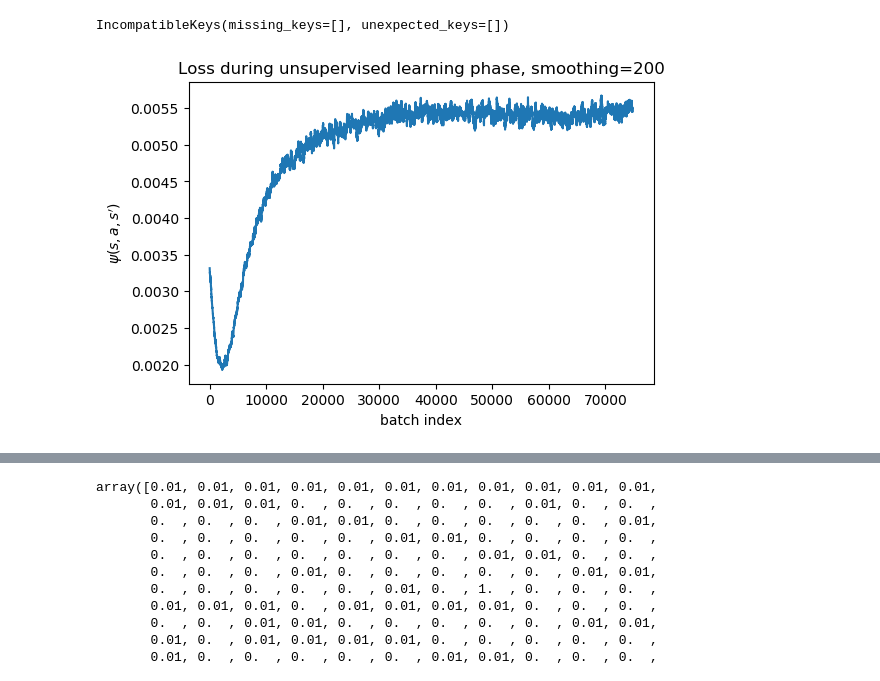
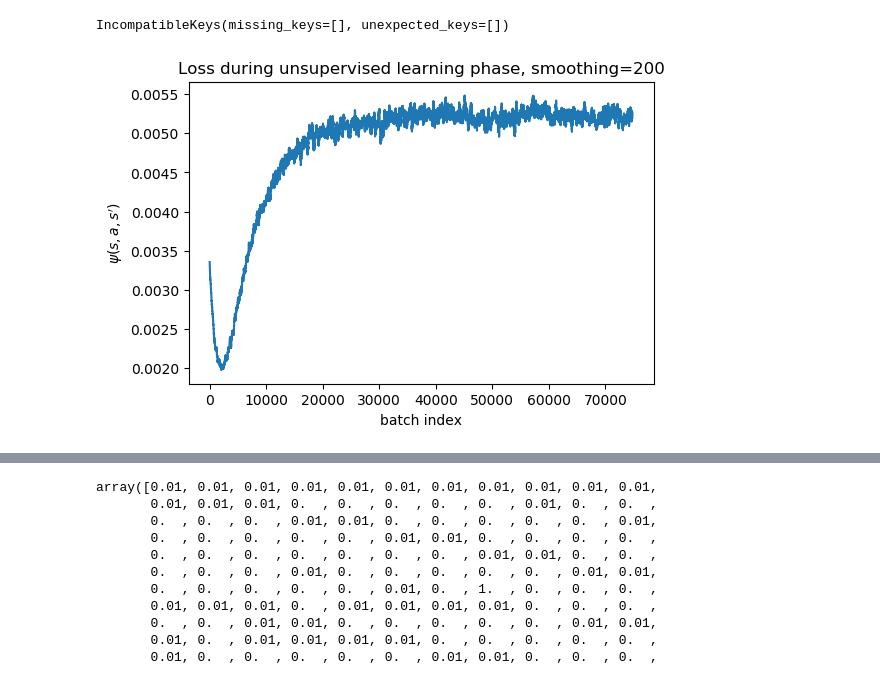
Before and after one commit to psurya1994/successor-feature-representations, a Jupyter notebook: notebooks/11-visualize-apsf.ipynb, the cells around one changed output, grey strips where cells are left out. Saved outputs shown, nothing was run; the diff lists cells and outputs as text; code cells hidden in the pictures.

```diff
--- a/notebooks/11-visualize-apsf.ipynb
+++ b/notebooks/11-visualize-apsf.ipynb
@@ -65,16 +65,16 @@ avdsr.network.load_state_dict(weights,strict=True)
 # %% [output]
 IncompatibleKeys(missing_keys=[], unexpected_keys=[])
 # %%
-with open('../storage/04-loss.p', 'rb') as f:
+with open('../storage/06-loss.p', 'rb') as f:
     loss_vec = pickle.load(f)
 kernel = 200
 plt.figure(figsize=(6,4), dpi=100)
 plt.plot(convolve(loss_vec, kernel))
 plt.title('Loss during unsupervised learning phase, smoothing=' + str(kernel))
 plt.xlabel('batch index'), plt.ylabel('$\psi(s,a,s\')$')
 plt.show()
 # %% [output]
-[figure, old version]
+[figure, new version]
 # %%
 from deep_rl.component.fourrooms import FourRoomsMatrixNoTerm
 env = FourRoomsMatrixNoTerm()
```
Also changed, not shown: parts of 2 cells of this notebook, 5 other files.
